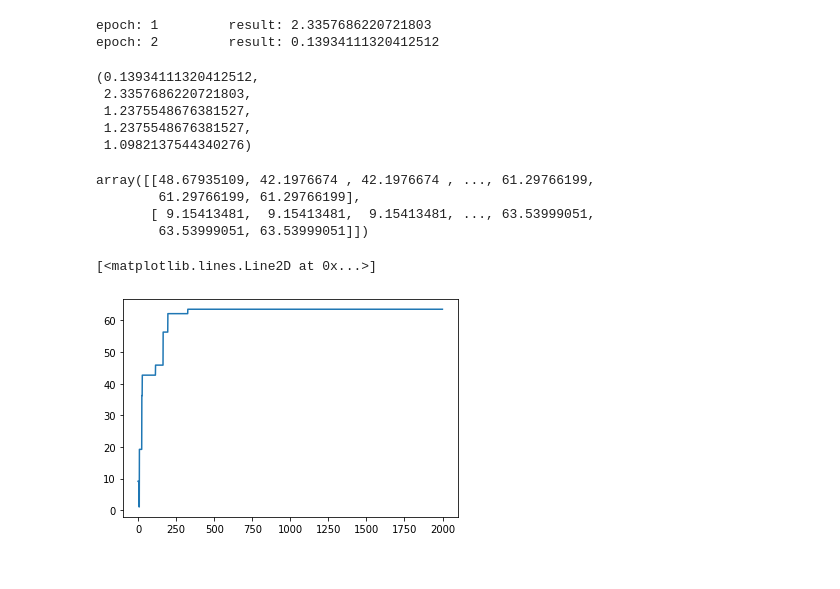
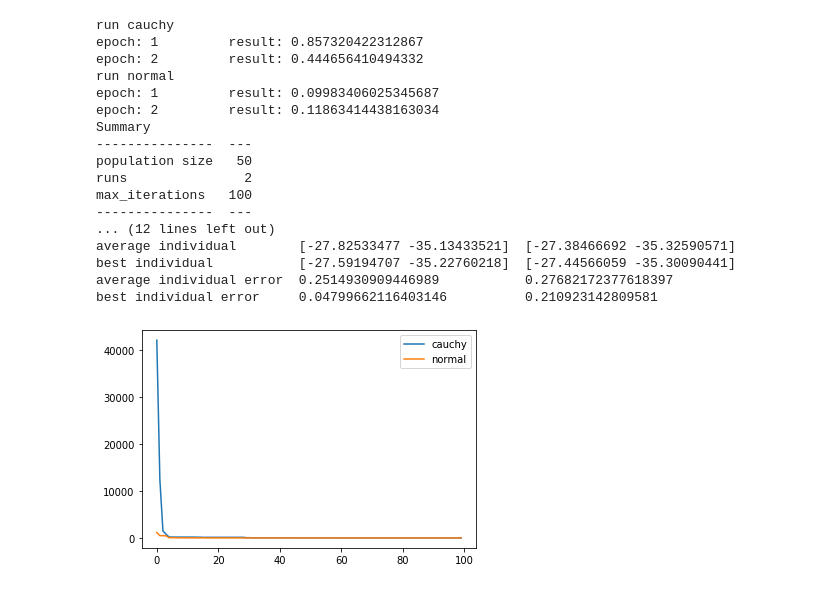
Before and after one commit to adamnapieralski/pszt-evolutionary-cauchy-searching, a Jupyter notebook: cec17_analyzer.ipynb, the cells around one changed output. Cells and saved outputs as stored; diff of their text form; code cells hidden in the pictures.

```diff
--- a/cec17_analyzer.ipynb
+++ b/cec17_analyzer.ipynb
@@ -5,25 +7,0 @@ import matplotlib.pyplot as plt
-# %%
-best, worst, mean, median, std, progress = aa.analyze_algorithm('rastrigin', 'cauchy', runs=2, max_iterations=200, population_size=50, dims=10)
-# %% [output]
-epoch: 1         result: 2.3357686220721803
-epoch: 2         result: 0.13934111320412512
-# %%
-best, worst, mean, median, std
-# %% [output]
-(0.13934111320412512,
- 2.3357686220721803,
- 1.2375548676381527,
- 1.2375548676381527,
- 1.0982137544340276)
-# %%
-progress
-# %% [output]
-array([[48.67935109, 42.1976674 , 42.1976674 , ..., 61.29766199,
-        61.29766199, 61.29766199],
-       [ 9.15413481,  9.15413481,  9.15413481, ..., 63.53999051,
-        63.53999051, 63.53999051]])
-# %%
-plt.plot(progress[1])
-# %% [output]
-[<matplotlib.lines.Line2D at 0x...>]
-[figure, removed]
@@ -29,0 +65,21 @@ plt.plot(progress[1])
+# %%
+analyze_function('bent_cigar', dims=2, population_size=50, runs=2, max_iterations = 100)
+# %% [output]
+run cauchy
+epoch: 1         result: 0.857320422312867
+epoch: 2         result: 0.444656410494332
+run normal
+epoch: 1         result: 0.09983406025345687
+epoch: 2         result: 0.11863414438163034
+Summary
+---------------  ---
+population size   50
+runs               2
+max_iterations   100
+---------------  ---
+... (12 lines left out)
+average individual        [-27.82533477 -35.13433521]  [-27.38466692 -35.32590571]
+best individual           [-27.59194707 -35.22760218]  [-27.44566059 -35.30090441]
+average individual error  0.2514930909446989           0.27682172377618397
+best individual error     0.04799662116403146          0.210923142809581
+[figure, added]
```
Also changed, not shown: parts of 8 cells of this notebook, 5 other files.
